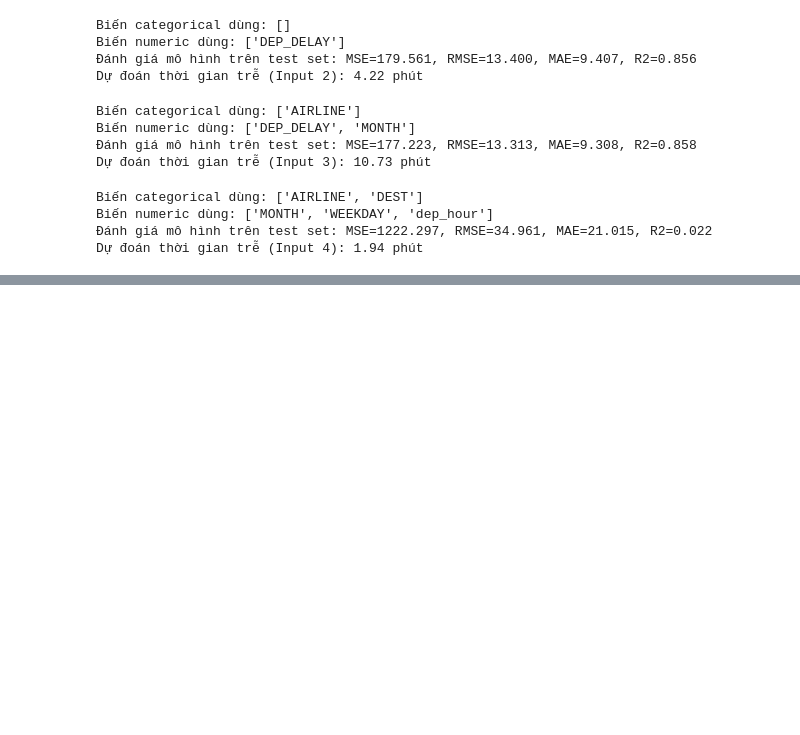
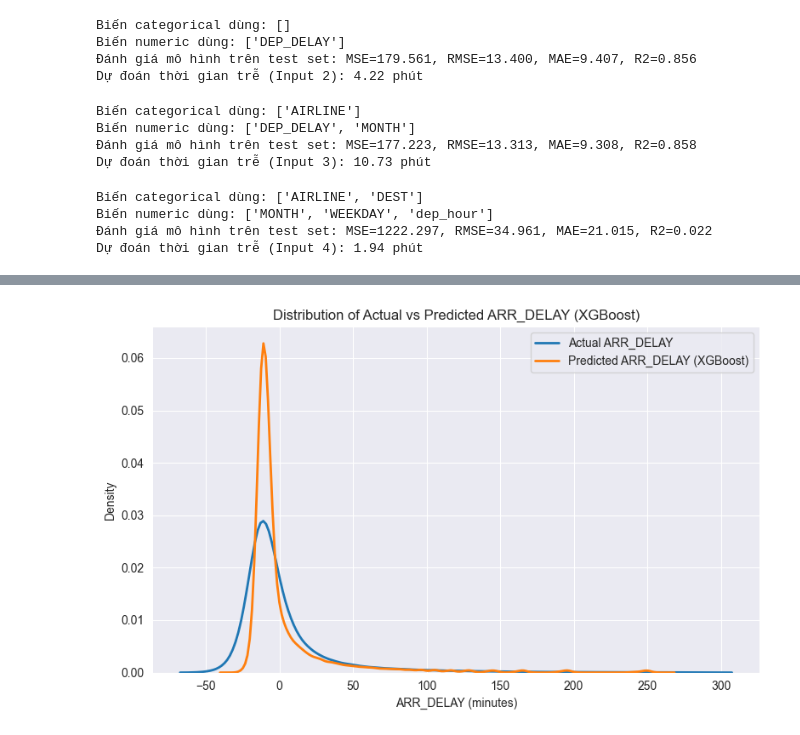
Before and after one commit to MinhPhi2504/IE313.Q12, a Jupyter notebook: flight.ipynb, the cells around one changed output, grey strips where cells are left out. Saved outputs shown, nothing was run; the diff lists cells and outputs as text; code cells hidden in the pictures; blank space fills up the shorter version.

```diff
--- a/flight.ipynb
+++ b/flight.ipynb
@@ -1335,0 +1612,24 @@ Dự đoán thời gian trễ (Input 4): 1.94 phút
+# %%
+
+plt.figure(figsize=(8, 5))
+
+sns.kdeplot(
+    y_test,
+    label="Actual ARR_DELAY",
+    linewidth=2
+)
+
+sns.kdeplot(
+    y_pred,
+    label="Predicted ARR_DELAY (XGBoost)",
+    linewidth=2
+)
+
+plt.xlabel("ARR_DELAY (minutes)")
+plt.ylabel("Density")
+plt.title("Distribution of Actual vs Predicted ARR_DELAY (XGBoost)")
+plt.legend()
+plt.tight_layout()
+plt.show()
+# %% [output]
+[figure, added]
```
Also changed, not shown: parts of 15 cells of this notebook.
